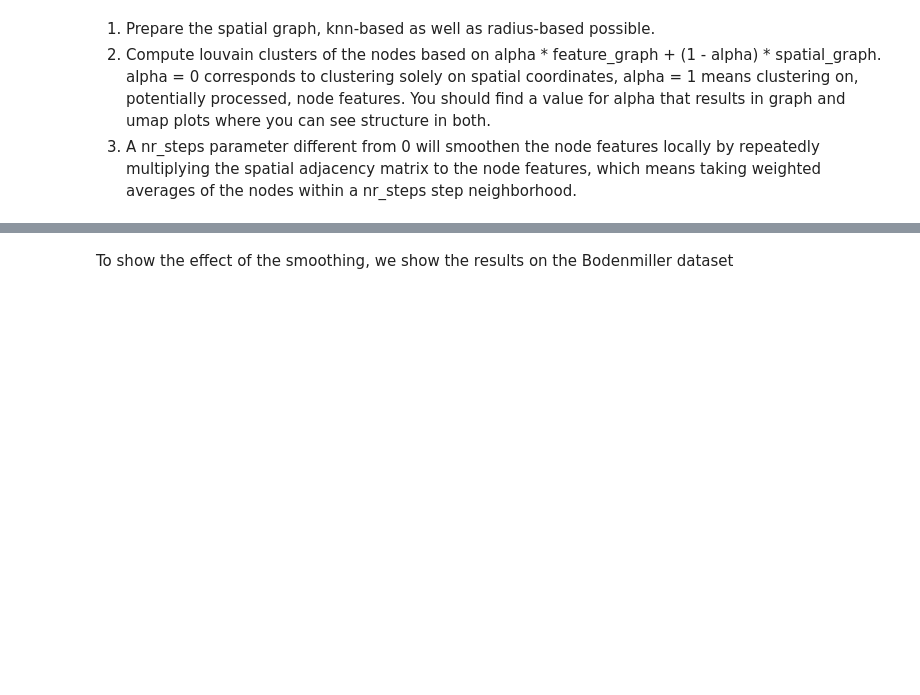
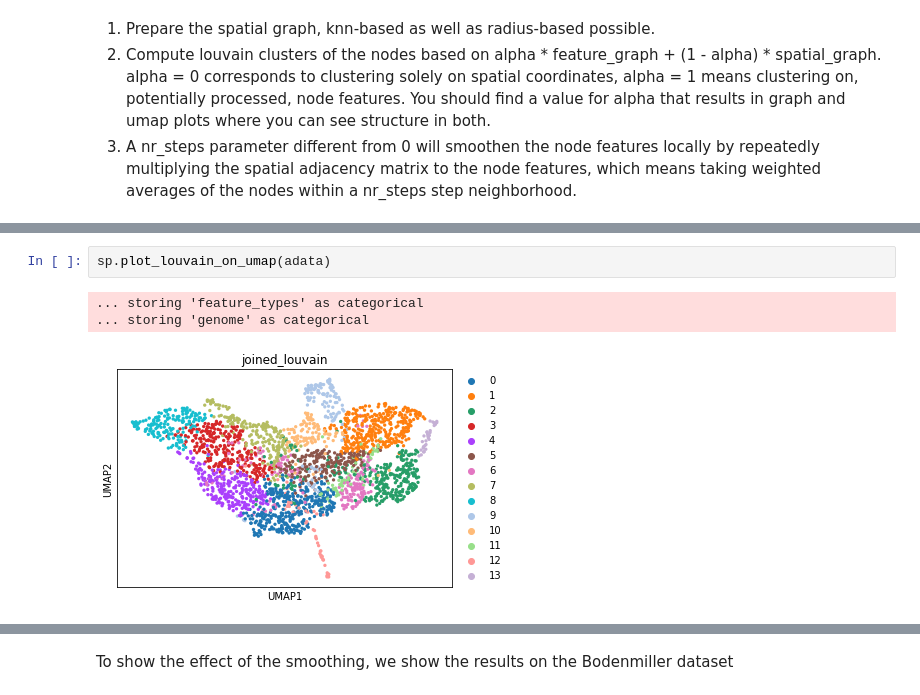
Before and after one commit to scverse/squidpy, a Jupyter notebook: notebooks/SpatialClustering.ipynb, the cells around one changed output, grey strips where cells are left out. Drawn from its saved outputs; the diff is of its cells as text; blank space fills up the shorter version.

```diff
--- a/notebooks/SpatialClustering.ipynb
+++ b/notebooks/SpatialClustering.ipynb
@@ -45,0 +87,6 @@ sp.plot_louvain_on_umap(adata1)
+# %%
+sp.plot_louvain_on_umap(adata)
+# %% [output]
+... storing 'feature_types' as categorical
+... storing 'genome' as categorical
+[figure, added]
```
Also changed, not shown: parts of 6 cells of this notebook.
